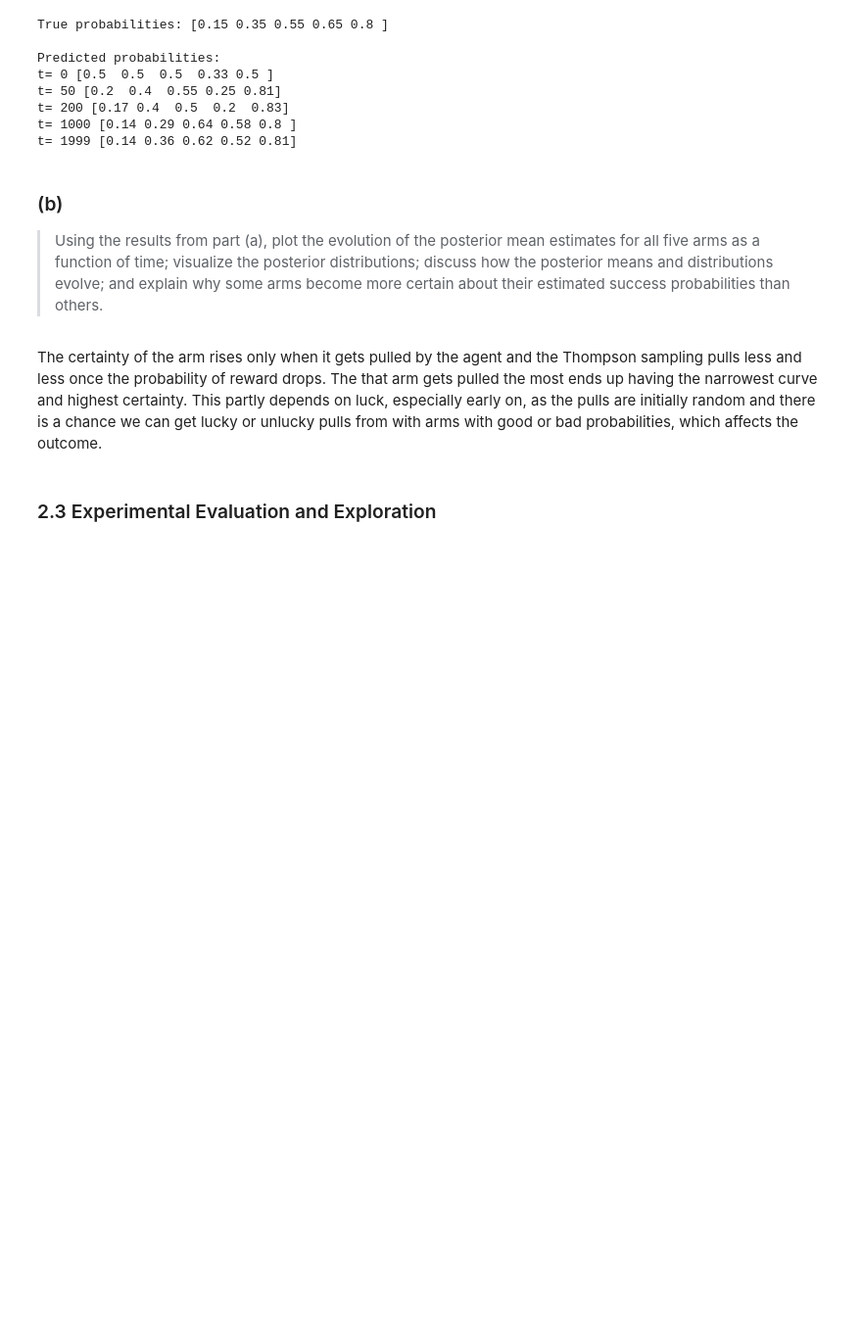
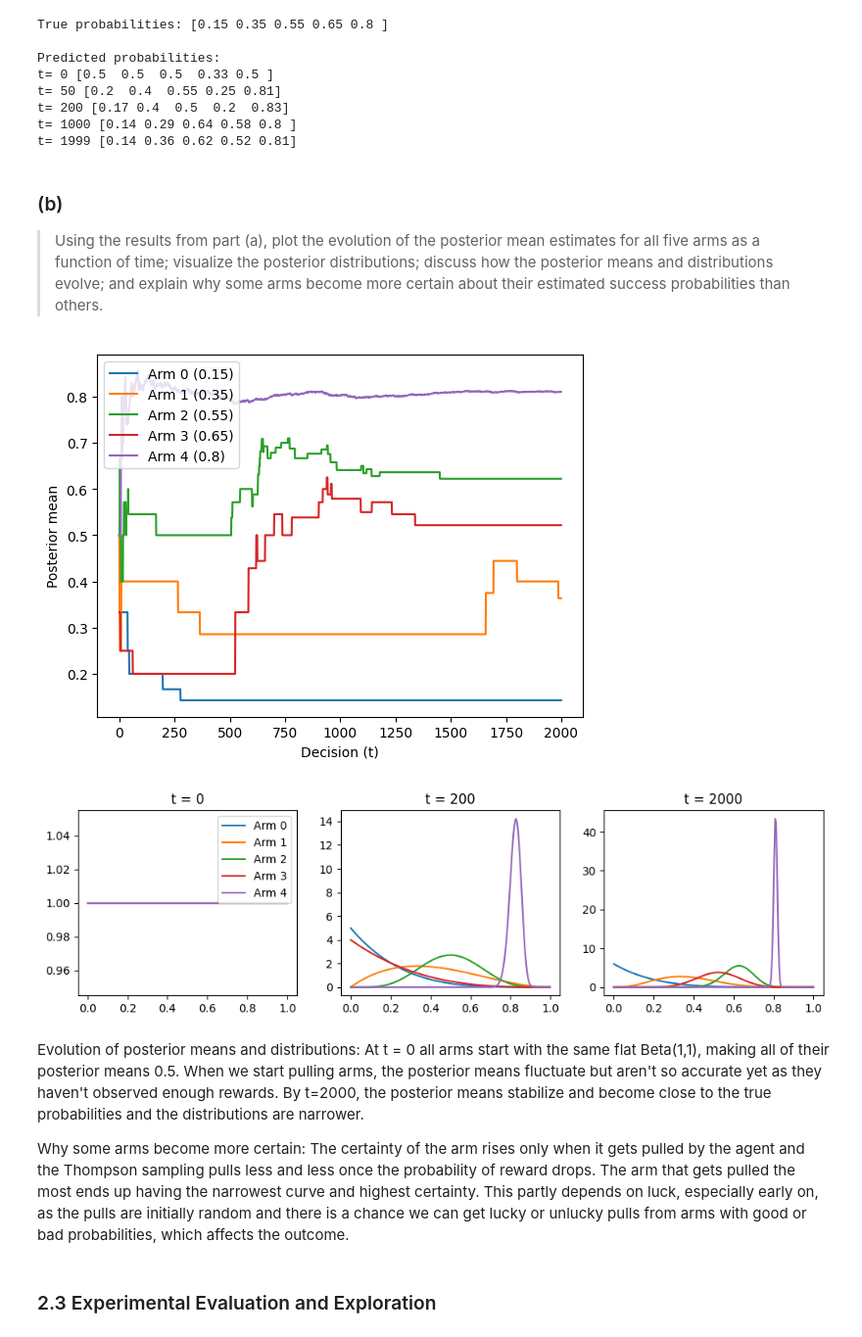
Before and after one commit to vanubala/iml_2026, a Jupyter notebook: homework_2.ipynb, the cells around one changed output. Shown at 98% size. Cells and saved outputs as stored; diff of their text form; code cells hidden in the pictures; blank space fills up the shorter version.

```diff
--- a/homework_2.ipynb
+++ b/homework_2.ipynb
@@ -971,9 +971,47 @@ t= 1999 [0.14 0.36 0.62 0.52 0.81]
 > Using the results from part (a), plot the evolution of the posterior mean estimates for all five arms as a function of time; visualize the posterior distributions; discuss how the posterior means and distributions evolve; and explain why some arms become more certain about their estimated success probabilities than others.
 # %%
 ### Plot results from earlier exercice.
+import math
+import matplotlib.pyplot as plt
+
+posterior_mean_history = np.array(posterior_mean_history)
+alpha_history = np.array(alpha_history)
+beta_history = np.array(beta_history)
+
+# 1. Posterior means over time
+plt.plot(posterior_mean_history)
+plt.xlabel("Decision (t)")
+plt.ylabel("Posterior mean")
+plt.legend([f"Arm {i} ({theta[i]})" for i in range(5)])
+plt.show()
+
+# 2. Posterior distributions at t = 0, 200, 2000
+def beta_pdf(x, a, b):
+    log_B = math.lgamma(a) + math.lgamma(b) - math.lgamma(a + b)
+    return np.exp((a - 1) * np.log(x) + (b - 1) * np.log(1 - x) - log_B)
+
+x = np.linspace(0.001, 0.999, 200)
+fig, axes = plt.subplots(1, 3, figsize=(12, 3))
+
+for ax, t in zip(axes, [0, 200, 2000]):
+    a = np.ones(5) if t == 0 else alpha_history[t - 1]
+    b = np.ones(5) if t == 0 else beta_history[t - 1]
+    for i in range(5):
+        ax.plot(x, beta_pdf(x, a[i], b[i]), label=f"Arm {i}")
+    ax.set_title(f"t = {t}")
+
+axes[0].legend()
+plt.show()
+# %% [output]
+[figure, added]
+[figure, added]
 # %% [markdown]
+Evolution of posterior means and distributions:
+At t = 0 all arms start with the same flat Beta(1,1), making all of their posterior means 0.5. When we start pulling arms, the posterior means fluctuate but aren't so accurate yet as they haven't observed enough rewards. By t=2000, the posterior means stabilize and become close to the true probabilities and the distributions are narrower.
 
-The certainty of the arm rises only when it gets pulled by the agent and the Thompson sampling pulls less and less once the probability of reward drops. The that arm gets pulled the most ends up having the narrowest curve and highest certainty. This partly depends on luck, especially early on, as the pulls are initially random and there is a chance we can get lucky or unlucky pulls from with arms with good or bad probabilities, which affects the outcome.
+
+Why some arms become more certain:
+The certainty of the arm rises only when it gets pulled by the agent and the Thompson sampling pulls less and less once the probability of reward drops. The arm that gets pulled the most ends up having the narrowest curve and highest certainty. This partly depends on luck, especially early on, as the pulls are initially random and there is a chance we can get lucky or unlucky pulls from arms with good or bad probabilities, which affects the outcome.
 # %% [markdown]
 ### 2.3 Experimental Evaluation and Exploration
 # %% [markdown]
```
